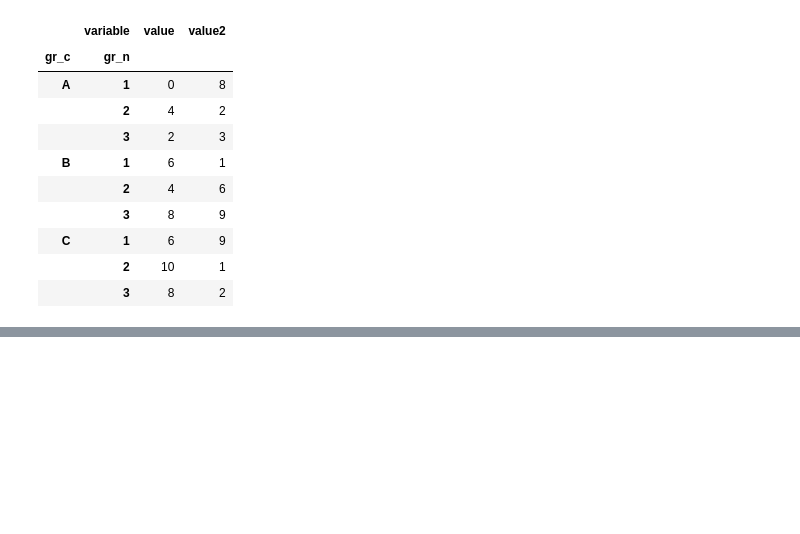
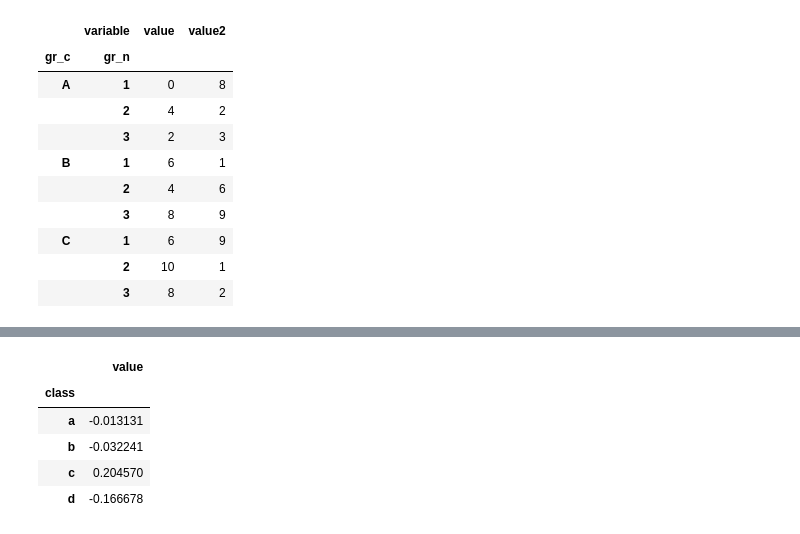
Before and after one commit to ilya40umov/python-cheatsheet, a Jupyter notebook: pandas.ipynb, the cells around one changed output, grey strips where cells are left out. Drawn from its saved outputs; the diff is of its cells as text; code cells hidden in the pictures; blank space fills up the shorter version.

```diff
--- a/pandas.ipynb
+++ b/pandas.ipynb
@@ -351,0 +373,9 @@ df5_long.pivot(['gr_c', 'gr_n'], 'variable', 'data')
+# %%
+df6.groupby('class').apply(lambda values: values.sum() / values.count())
+# %% [output]
+|  | value |
+| class |  |
+| a | -0.013131 |
+| b | -0.032241 |
+| c | 0.204570 |
+| d | -0.166678 |
```
Also changed, not shown: parts of 10 cells of this notebook.
